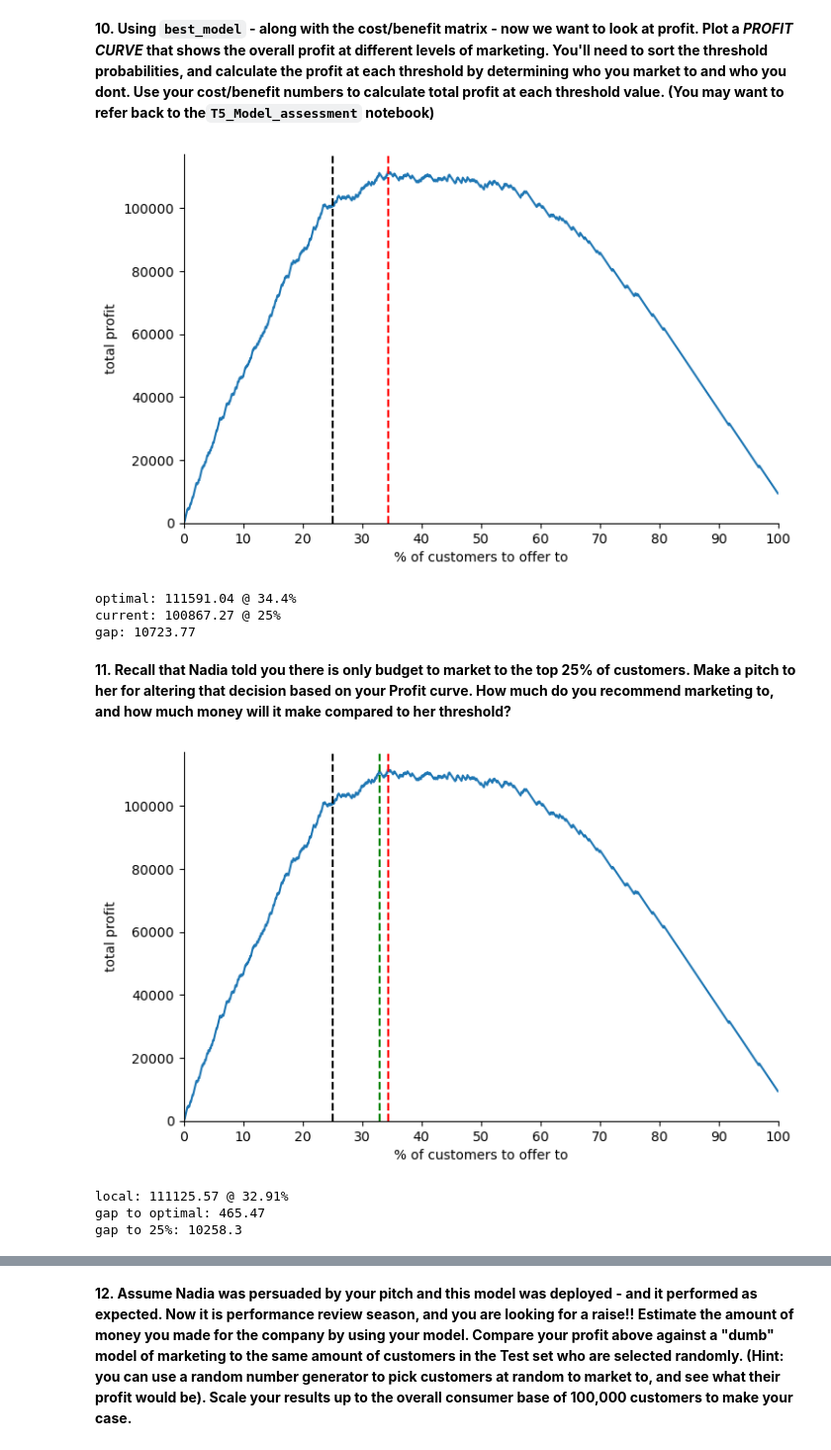
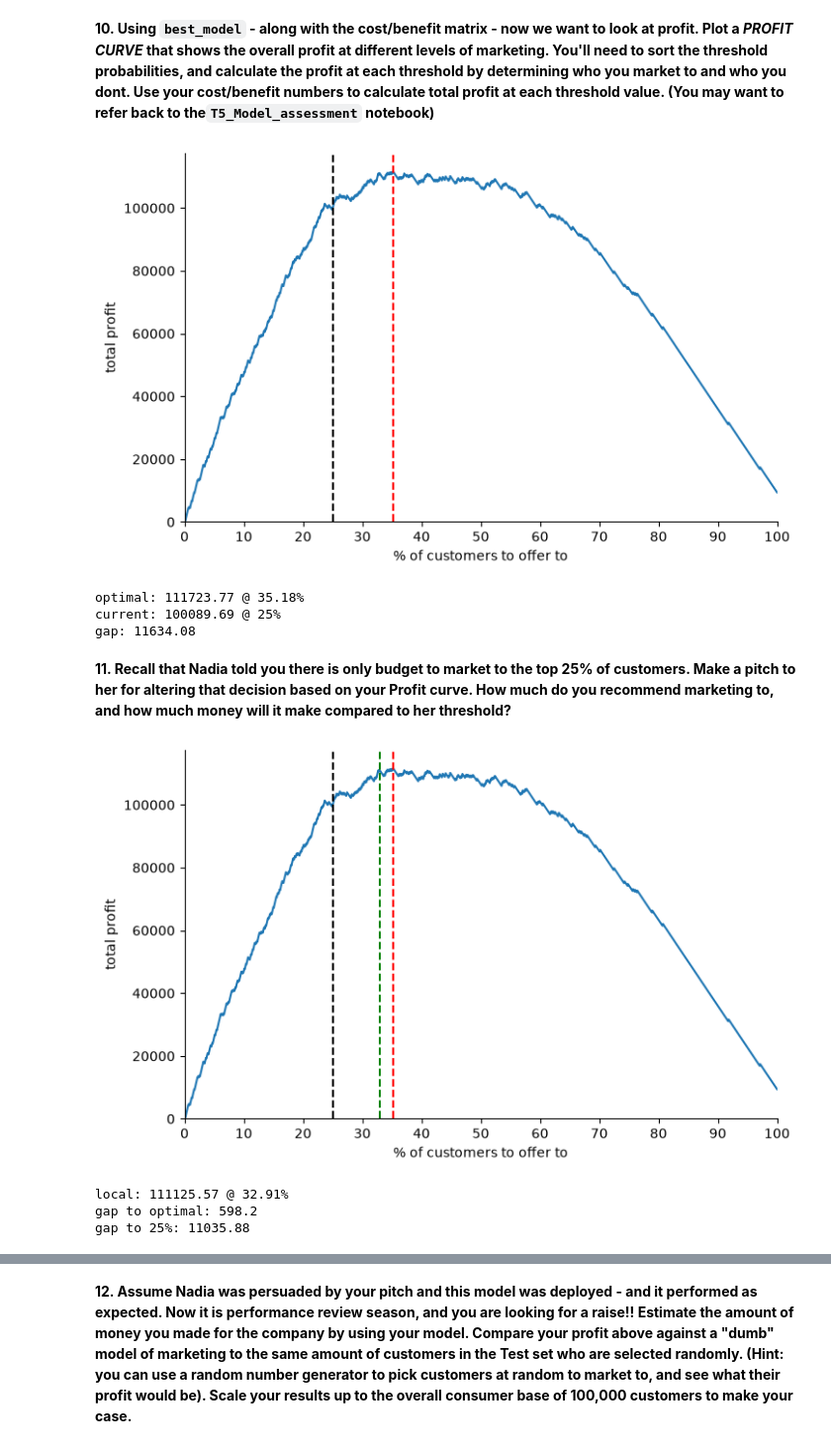
Before and after one commit to chrismji/Datasci-and-Ai-in-Bus, a Jupyter notebook: HW4_TelcoChurn.ipynb, the cells around one changed output, grey strips where cells are left out. Shown at 99% size. Cells and saved outputs as stored; diff of their text form; code cells hidden in the pictures.

```diff
--- a/HW4_TelcoChurn.ipynb
+++ b/HW4_TelcoChurn.ipynb
@@ -134,14 +134,19 @@ dtype: float64
 # %% [markdown]
 **5.  Now fit Lasso Regression (`LogisticRegression()` with `penalty = 'l1'`) to the Training set and use GridSearch or a for loop to find the best value of the hyperparameter C:  `C=[0.01,.1,.5,1,5,10,50,100]`.  Report on the optimal value of C.  Define a model `lr_best` that uses these parameters.**
 # %%
-lr = LogisticRegression(penalty='l1', solver='liblinear', max_iter=5000)
+param_grid = {'C': [.01, .1, .5, 1, 5, 10, 50, 100],
+              'penalty': ['l1']}
 
-params = {'C': [0.01, 0.1, 0.5, 1, 5, 10, 50, 100]}
+model = LogisticRegression(solver='liblinear', random_state=42)
 
-grid_lr = GridSearchCV(lr, params, cv=5, scoring='roc_auc')
+cv5 = StratifiedKFold(n_splits=5, shuffle=True, random_state=42)
+best_model = GridSearchCV(model, param_grid, cv=cv5, scoring='roc_auc')
 
-grid_lr.fit(X_train, y_train)
+best_model.fit(X_train, y_train)
 
-print(f'best c: {grid_lr.best_params_['C']}')
-print(f'best AUC: {grid_lr.best_score_}')
+print(best_model.best_params_)
+print(f'best AUC: {best_model.best_score_}')
+
+lr_best = best_model.best_estimator_
+lr_best.fit(X_train, y_train)
 # %% [output]
@@ -150,4 +155,0 @@ best AUC: 0.8445690639500514
-# %%
-lr_best = LogisticRegression(penalty='l1', solver='liblinear', C=grid_lr.best_params_['C'], max_iter=5000)
-
-lr_best.fit(X_train, y_train)
@@ -293,7 +297,6 @@ def get_fig(): # for reuse
 
     ax.set_xticks(np.arange(0, 101, 10))
 
-
     ax.set_xlim(0, 100)
     ax.set_ylim(bottom=0)
 
@@ -311,30 +314,30 @@ print(f'optimal: {profit_max} @ {round(percent[index_max], 2)}%')
 print(f'current: {profit_25} @ 25%')
 print(f'gap: {round(profit_max - profit_25, 2)}')
 # %% [output]
-[figure, old version]
+[figure, new version]
-optimal: 111591.04 @ 34.4%
-current: 100867.27 @ 25%
-gap: 10723.77
+optimal: 111723.77 @ 35.18%
+current: 100089.69 @ 25%
+gap: 11634.08
 # %% [markdown]
 **11. Recall that Nadia told you there is only budget to market to the top 25% of customers.  Make a pitch to her for altering that decision based on your Profit curve.  How much do you recommend marketing to, and how much money will it make compared to her threshold?**
 # %%
 # trying to find the ma right before 34.4%, it's an even smaller increase for a minimal
-index_max_local = np.argmax(profit[pct_marketed < 34])
+index_max_local = np.argmax(profit[percent < 34])
 profit_max_local = round(profit[index_max_local], 2)
 
 fig, ax = get_fig()
 ax.axvline(percent[index_max_local], color='green', linestyle='--')
 sns.despine()
 plt.show()
 
 print(f'local: {profit_max_local} @ {round(percent[index_max_local], 2)}%')
 print(f'gap to optimal: {round(profit_max - profit_max_local, 2)}')
 print(f'gap to 25%: {round(profit_max_local - profit_25, 2)}')
 # %% [output]
-[figure, old version]
+[figure, new version]
 local: 111125.57 @ 32.91%
-gap to optimal: 465.47
-gap to 25%: 10258.3
+gap to optimal: 598.2
+gap to 25%: 11035.88
 # %% [markdown]
 As we can see by the graph, 25% does catch the steepest growth in total profit and would net us $100,867.27 in profit.
 
```
Also changed, not shown: parts of 12 cells of this notebook.
